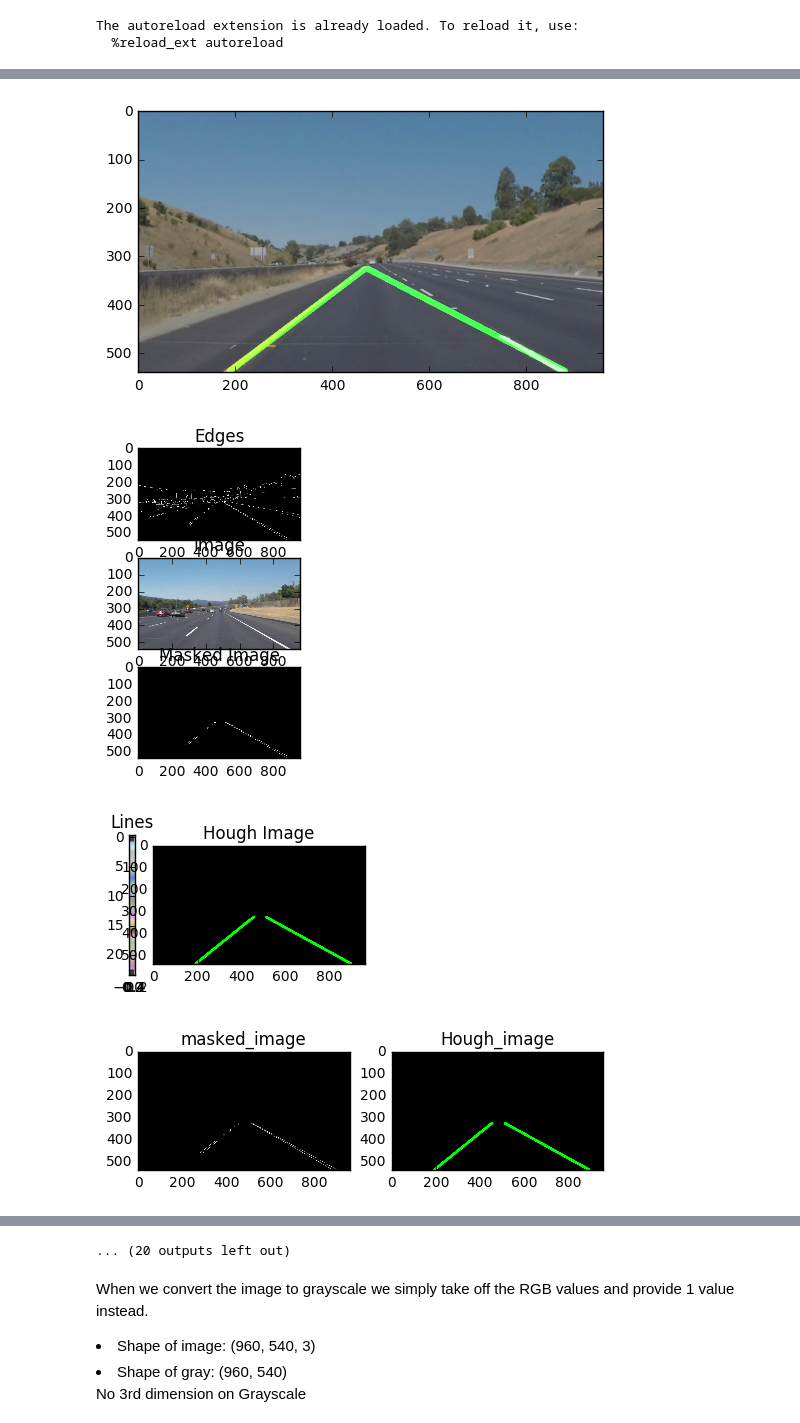
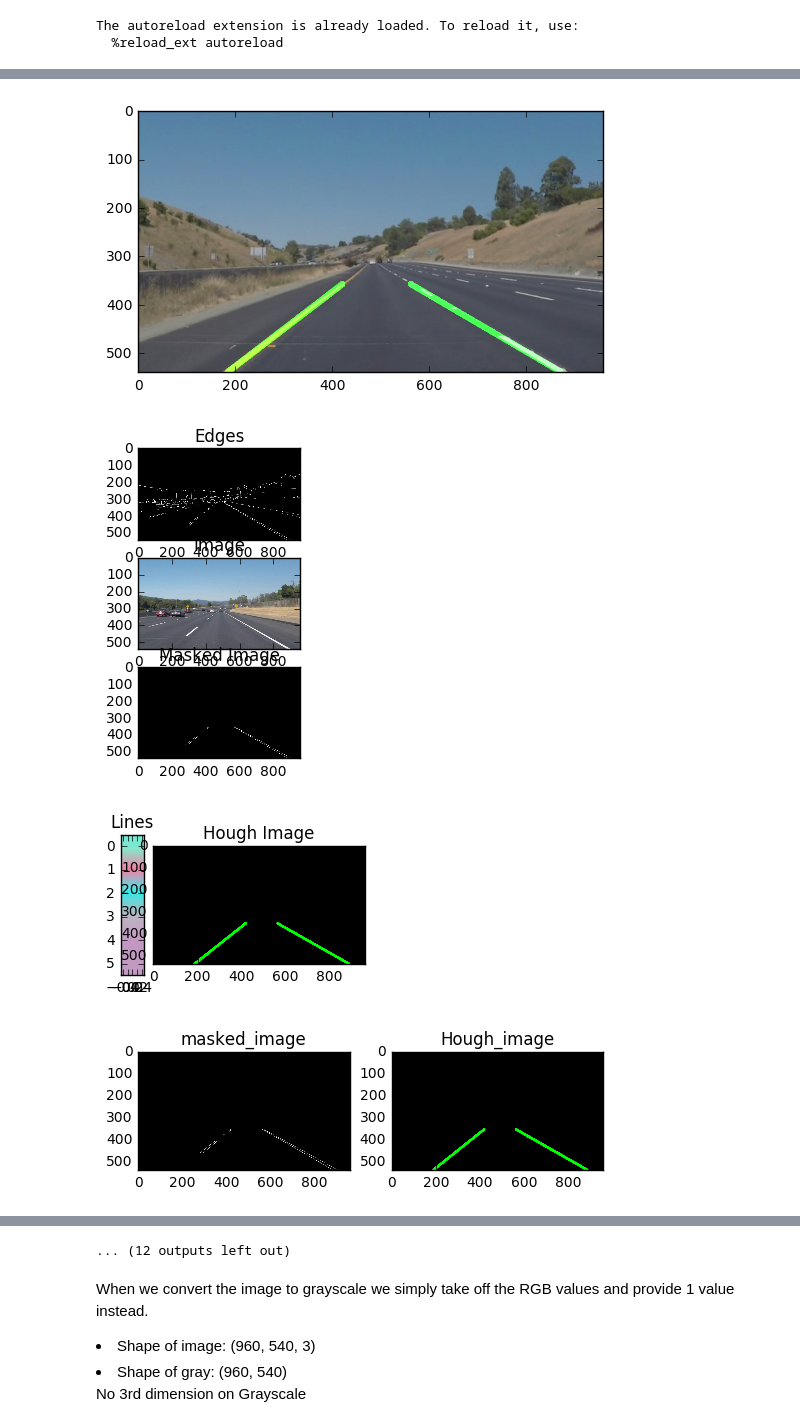
Before and after one commit to JonathanCMitchell/Self-Driving-Car-ND, a Jupyter notebook: Project 1-Lane Detection.ipynb, the cells around one changed output, grey strips where cells are left out. Saved outputs shown, nothing was run; the diff lists cells and outputs as text; code cells hidden in the pictures.

Commit message:
[fix] - changed hough line parameters, increased min_line_gap and min_line_length

```diff
--- a/Project 1-Lane Detection.ipynb
+++ b/Project 1-Lane Detection.ipynb
@@ -50,7 +50,7 @@ def readImage(image):
 def readAllImages(images):
     for img in images:
         result = readImage(img)
-        mpimg.imsave('test_images/' + 'result-'+img, result)
+        mpimg.imsave('results_rendered/' + '-ChangedParameters--'+img, result)
 
 readAllImages(images)
 
@@ -66,4 +66,4 @@ readAllImages(images)
-[figure, old version]
+[figure, new version]
 [figure]
-[figure, old version]
+[figure, new version]
-[figure, old version]
+[figure, new version]
@@ -75,4 +75,4 @@ readAllImages(images)
-... (20 outputs left out)
+... (12 outputs left out)
 # %% [markdown]
 When we convert the image to grayscale we simply take off the RGB values and provide 1 value instead.
 <li>Shape of image: (960, 540, 3)</li>
```
Also changed, not shown: parts of 4 cells of this notebook, 17 other files.
